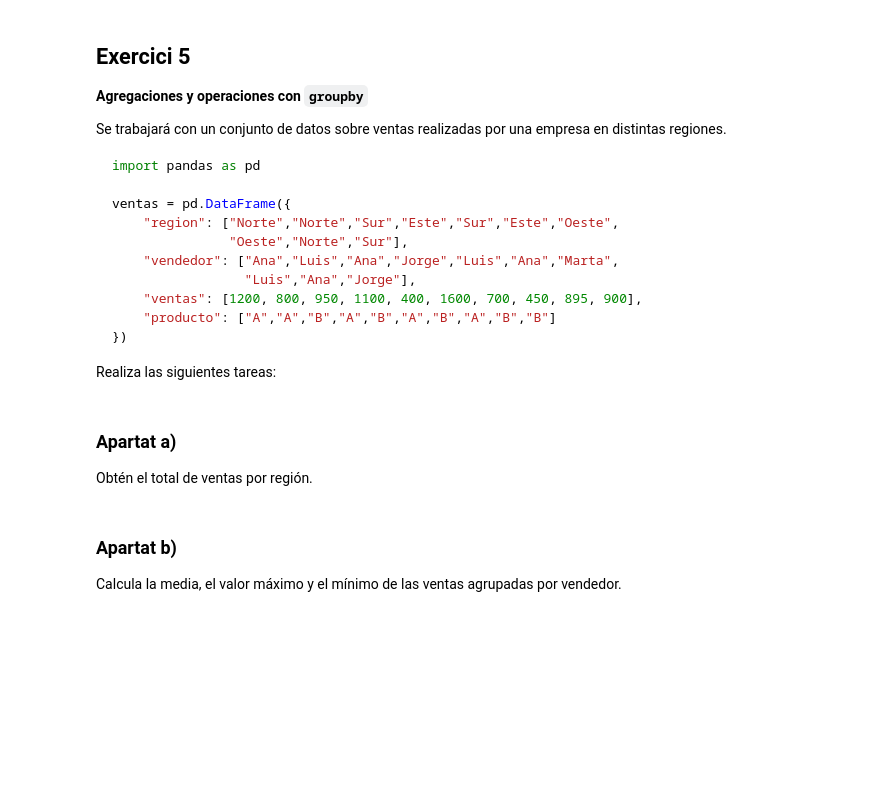
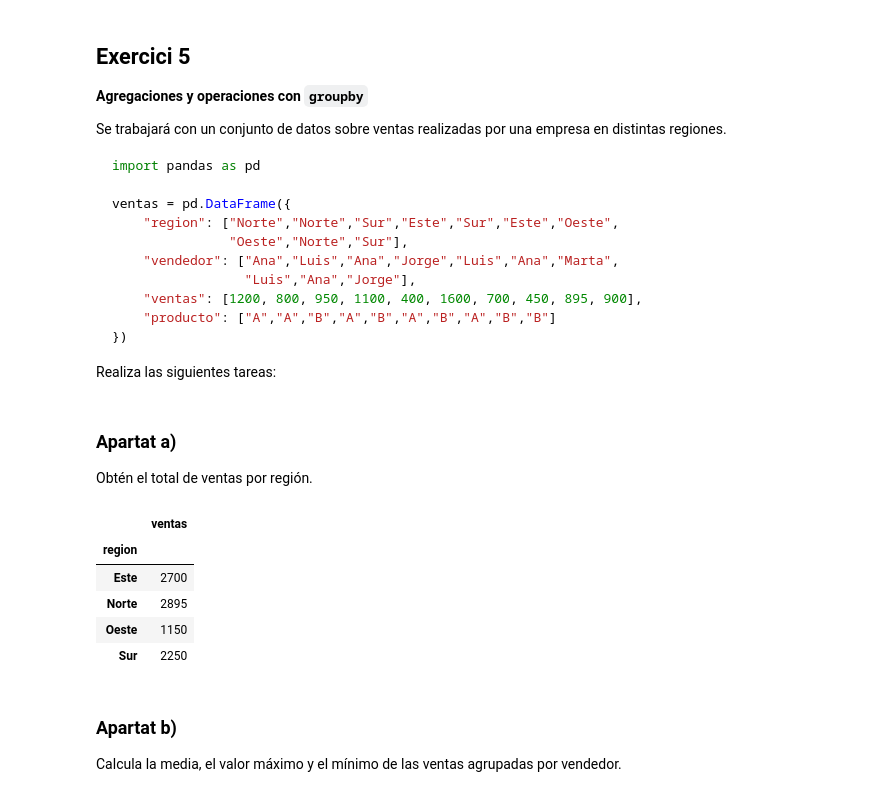
Before and after one commit to albertmoyanadal/ttad, a Jupyter notebook: delivery/ttad_practica_2_albert_moya.ipynb, the cells around one changed output. Drawn from its saved outputs; the diff is of its cells as text; code cells hidden in the pictures; blank space fills up the shorter version.

```diff
--- a/delivery/ttad_practica_2_albert_moya.ipynb
+++ b/delivery/ttad_practica_2_albert_moya.ipynb
@@ -472,7 +472,14 @@ ventas = pd.DataFrame({
 
 Obtén el total de ventas por región.
 # %%
-by_region = ventas.groupby('region')
+ventas.groupby('region').aggregate({'ventas': 'sum'})
+# %% [output]
+|  | ventas |
+| region |  |
+| Este | 2700 |
+| Norte | 2895 |
+| Oeste | 1150 |
+| Sur | 2250 |
 # %% [markdown]
 ### Apartat b)
 
```
Also changed, not shown: parts of 1 cell of this notebook.
